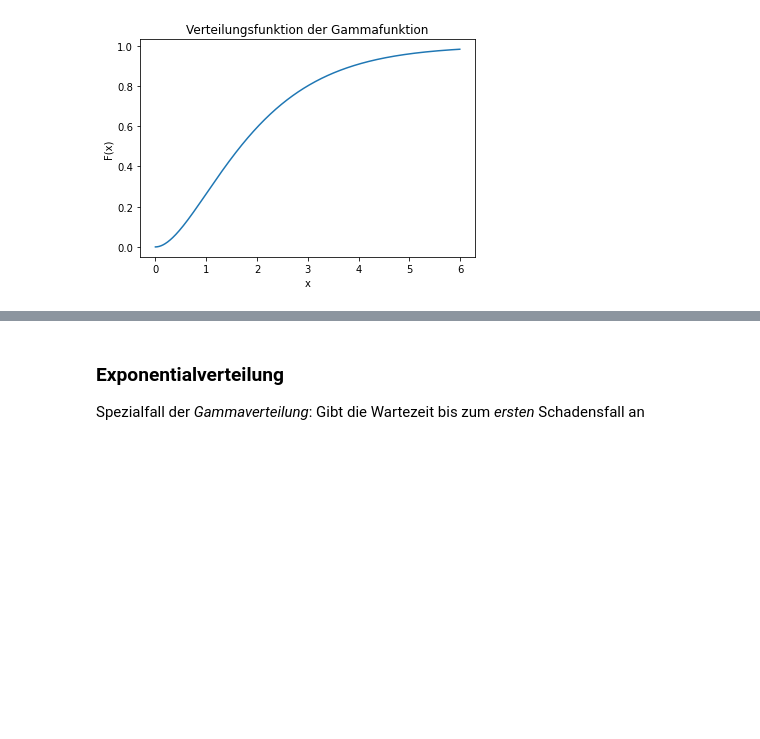
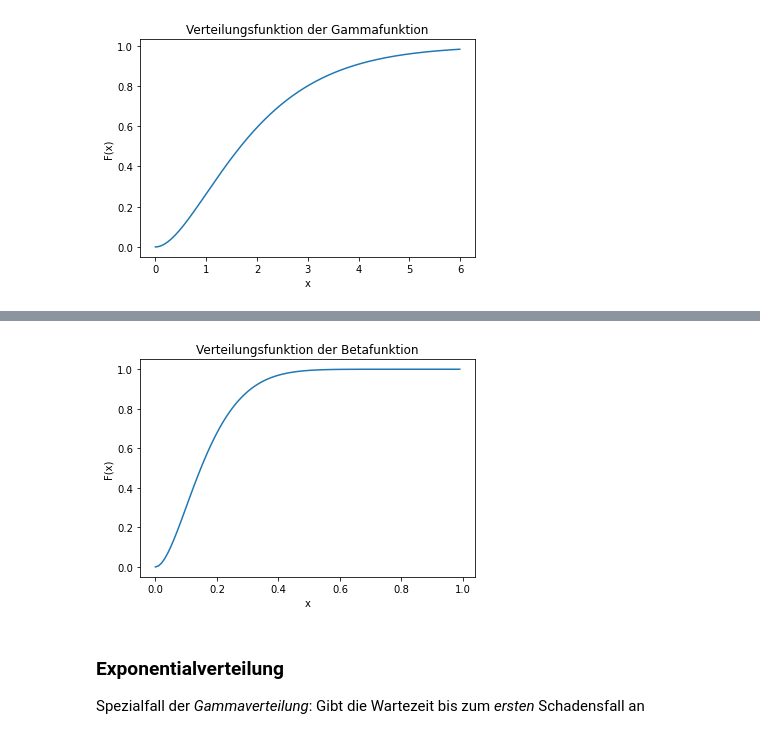
Before and after one commit to nicokossmann/Wahrscheinlichkeitsverteilungen, a Jupyter notebook: statistik.ipynb, the cells around one changed output, grey strips where cells are left out. Saved outputs shown, nothing was run; the diff lists cells and outputs as text; code cells hidden in the pictures; blank space fills up the shorter version.

```diff
--- a/statistik.ipynb
+++ b/statistik.ipynb
@@ -492,3 +549,13 @@ plt.show()
+# %%
+cdf = np.array(bet.cdf(x))
+# %%
+plt.plot(x, cdf)
+plt.title("Verteilungsfunktion der Betafunktion")
+plt.xlabel("x")
+plt.ylabel("F(x)")
+plt.show()
+# %% [output]
+[figure, added]
 # %% [markdown]
 ### Exponentialverteilung <a class="anchor" id="exponentialverteilung"></a>
 
```
Also changed, not shown: parts of 16 cells of this notebook, 1 other file.
